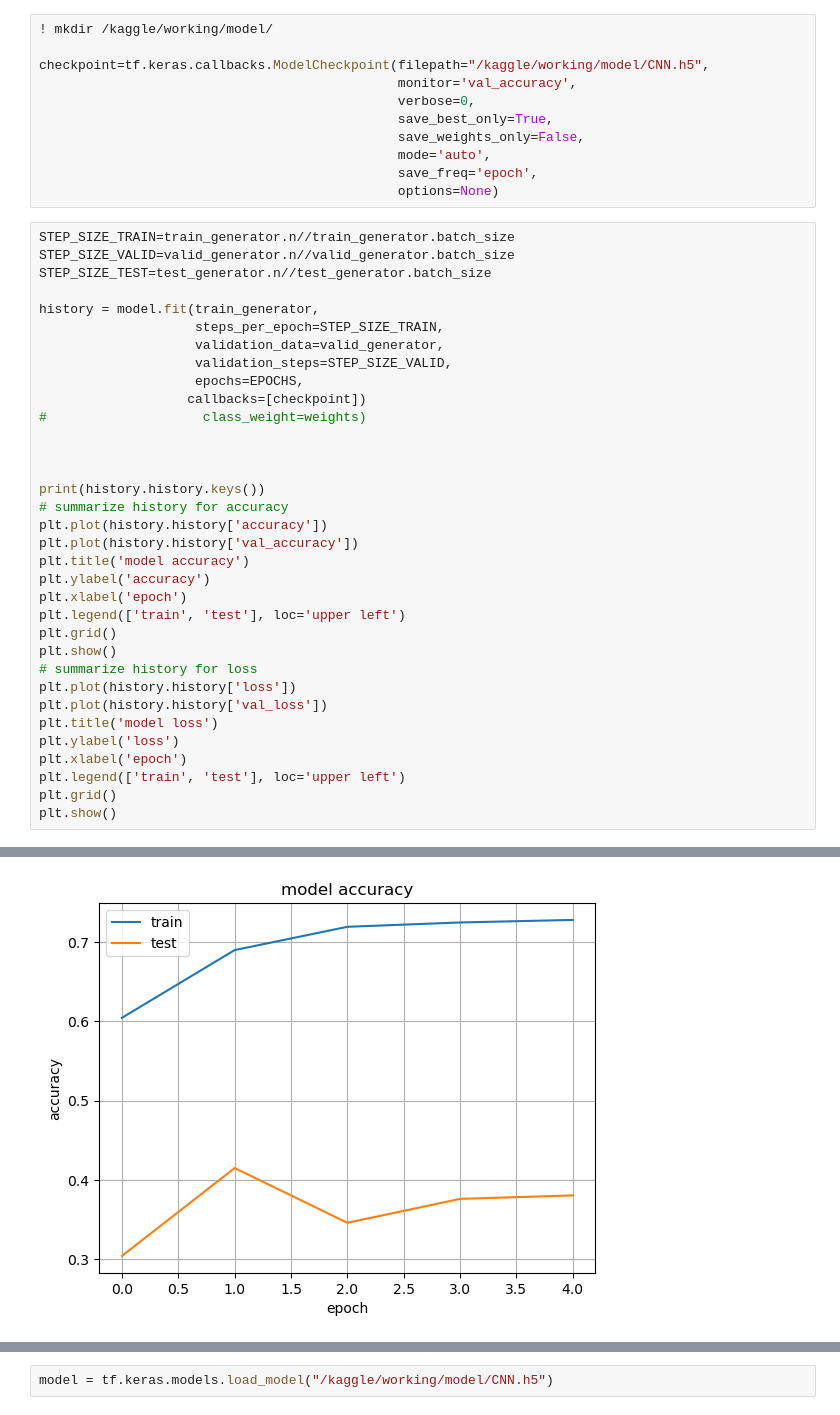
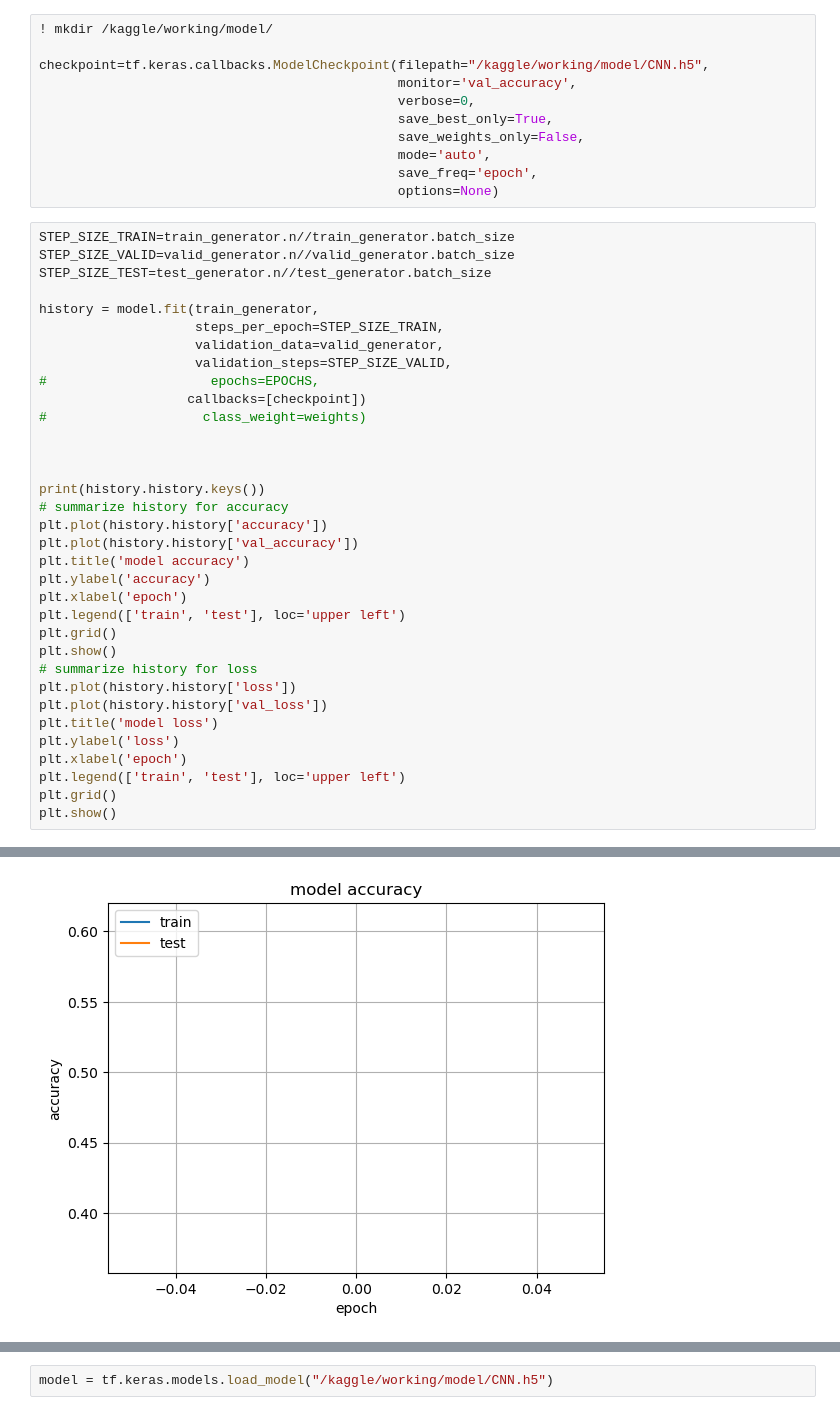
Before and after one commit to mdarfan357/-CNN---Fashion-dataset-, a Jupyter notebook: cnn-fashion-dataset.ipynb, the cells around one changed output, grey strips where cells are left out. Drawn from its saved outputs; the diff is of its cells as text.

```diff
--- a/cnn-fashion-dataset.ipynb
+++ b/cnn-fashion-dataset.ipynb
@@ -295,7 +295,7 @@ history = model.fit(train_generator,
                     steps_per_epoch=STEP_SIZE_TRAIN,
                     validation_data=valid_generator,
                     validation_steps=STEP_SIZE_VALID,
-                    epochs=EPOCHS,
+#                     epochs=EPOCHS,
                    callbacks=[checkpoint])
 #                    class_weight=weights)
 
@@ -334,2 +325,2 @@ Epoch 5/5
 dict_keys(['loss', 'accuracy', 'val_loss', 'val_accuracy'])
-[figure, old version]
+[figure, new version]
```
Also changed, not shown: parts of 5 cells of this notebook.
